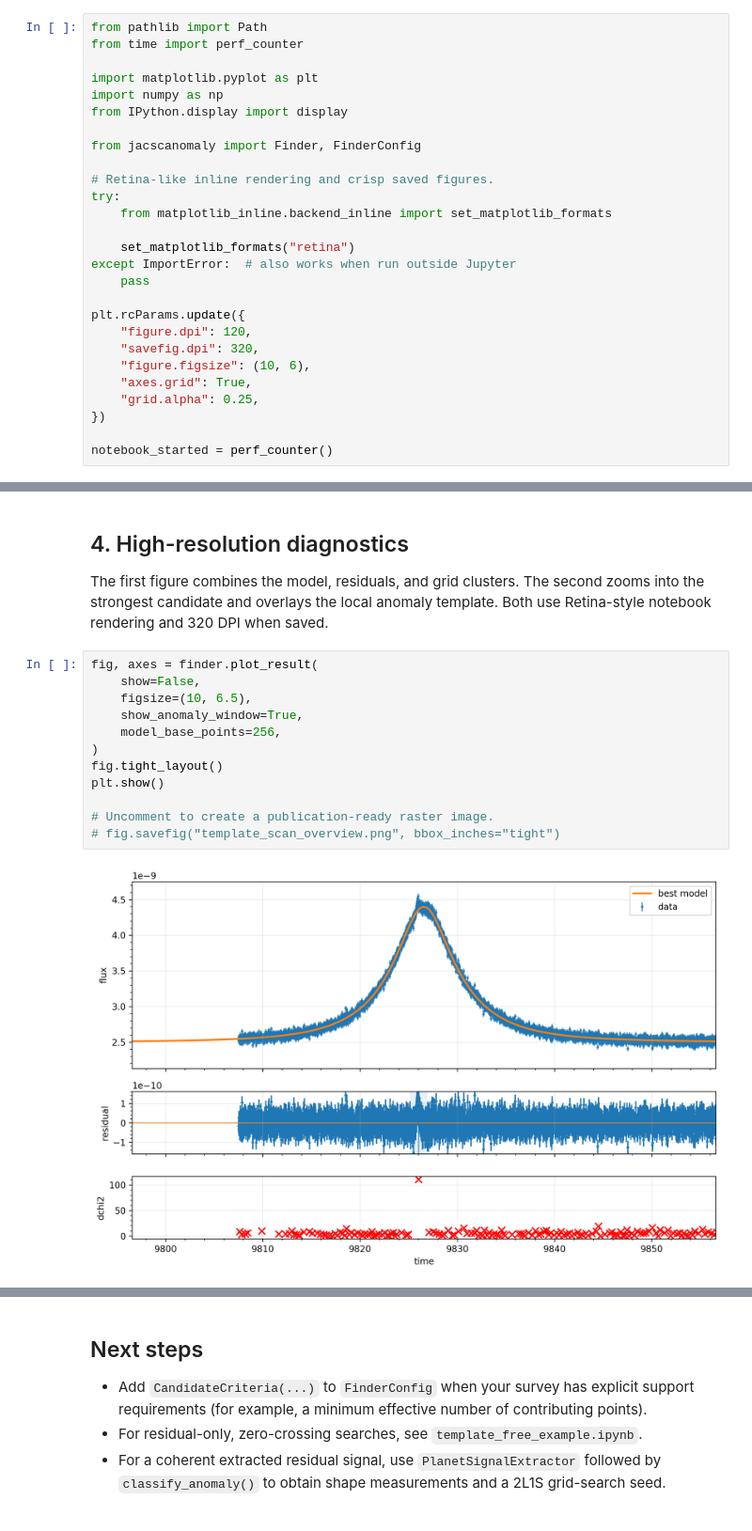
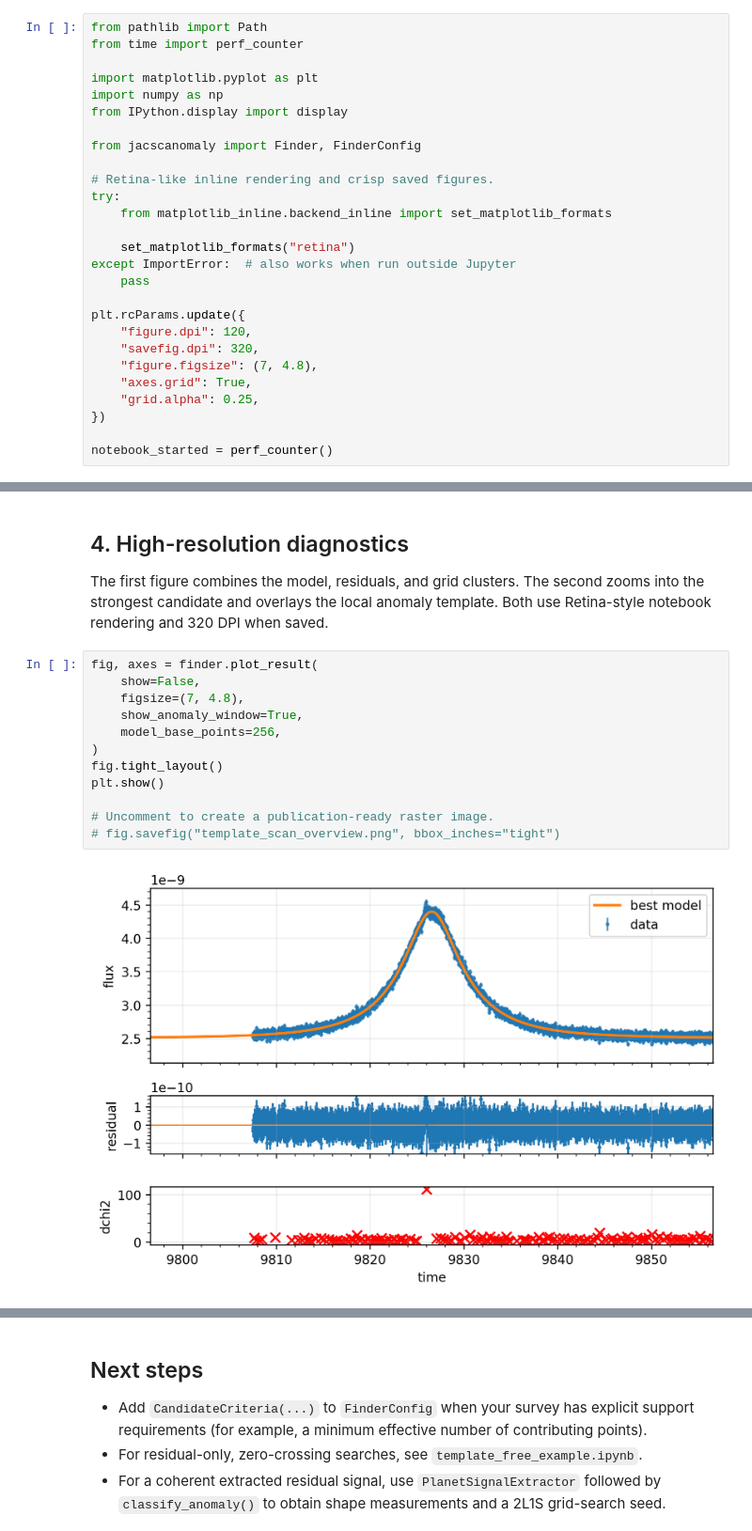
Before and after one commit to NunotaKansuke/jacscanomaly, a Jupyter notebook: example/template_scan_example.ipynb, the cells around one changed output, grey strips where cells are left out. Shown at 94% size. Cells and saved outputs as stored; diff of their text form.

Commit message:
Reduce notebook figure sizes

```diff
--- a/example/template_scan_example.ipynb
+++ b/example/template_scan_example.ipynb
@@ -25,7 +25,7 @@ except ImportError:  # also works when run outside Jupyter
 plt.rcParams.update({
     "figure.dpi": 120,
     "savefig.dpi": 320,
-    "figure.figsize": (10, 6),
+    "figure.figsize": (7, 4.8),
     "axes.grid": True,
     "grid.alpha": 0.25,
 })
@@ -119,17 +119,17 @@ The first figure combines the model, residuals, and grid clusters. The second zo
 # %%
 fig, axes = finder.plot_result(
     show=False,
-    figsize=(10, 6.5),
+    figsize=(7, 4.8),
     show_anomaly_window=True,
     model_base_points=256,
 )
 fig.tight_layout()
 plt.show()
 
 # Uncomment to create a publication-ready raster image.
 # fig.savefig("template_scan_overview.png", bbox_inches="tight")
 # %% [output]
-[figure, old version]
+[figure, new version]
 # %%
 if result.best is not None:
     fig, ax = finder.plot_anomaly_window(show=False, a=7.0)
```
Also changed, not shown: parts of 1 cell of this notebook.
